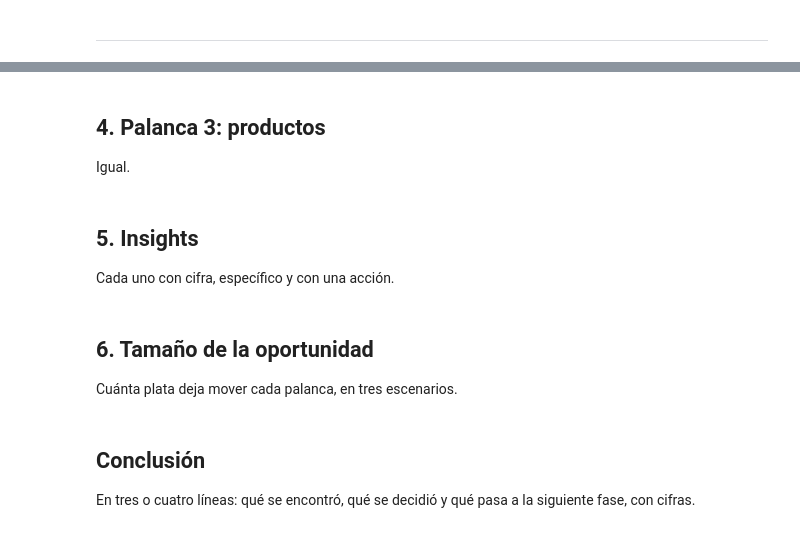
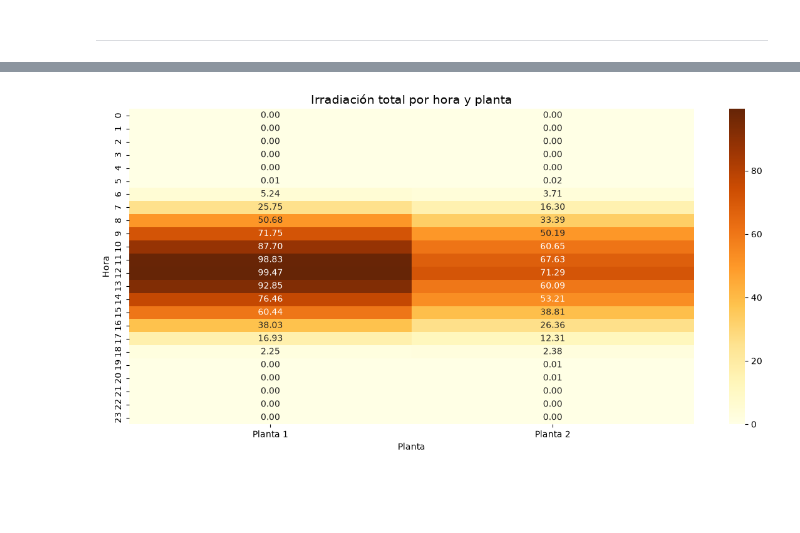
Before and after one commit to DataRex-47/01_PLANTAS-SOLARES, a Jupyter notebook: 03_notebooks/03_Analisis.ipynb, the cells around one changed output, grey strips where cells are left out. Cells and saved outputs as stored; diff of their text form; code cells hidden in the pictures; blank space fills up the shorter version.

```diff
--- a/03_notebooks/03_Analisis.ipynb
+++ b/03_notebooks/03_Analisis.ipynb
@@ -185,12 +146,0 @@ Igual: pregunta, cálculo, respuesta en una línea.
-# %% [markdown]
-## 4. Palanca 3: productos
-
-Igual.
-# %% [markdown]
-## 5. Insights
-
-Cada uno con cifra, específico y con una acción.
-# %% [markdown]
-## 6. Tamaño de la oportunidad
-
-Cuánta plata deja mover cada palanca, en tres escenarios.
@@ -204,4 +147,18 @@ escenarios
-# %% [markdown]
-## Conclusión
-
-En tres o cuatro líneas: qué se encontró, qué se decidió y qué pasa a la siguiente fase, con cifras.
+# %%
+# tabla cruza con las sumas de los tramos de 15 minutos de luz solar para comparacion por hora
+temp_hora = pd.crosstab(
+    captacion['hora'],
+    captacion['id_planta'],
+    values=captacion['irradiacion_wh_m2'],
+    aggfunc='sum'
+)
+
+plt.figure(figsize=(12, 6))
+sns.heatmap(temp_hora, annot=True, fmt='.2f', cmap='YlOrBr')
+plt.title('Irradiación total por hora y planta', fontsize=14)
+plt.xlabel('Planta')
+plt.ylabel('Hora')
+plt.tight_layout()
+plt.show()
+# %% [output]
+[figure, added]
```
Also changed, not shown: parts of 22 cells of this notebook, 2 other files.
